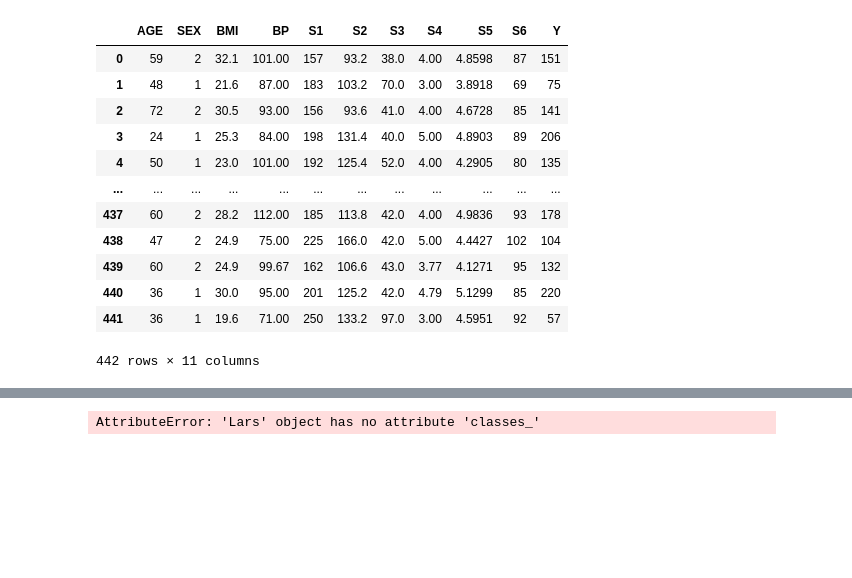
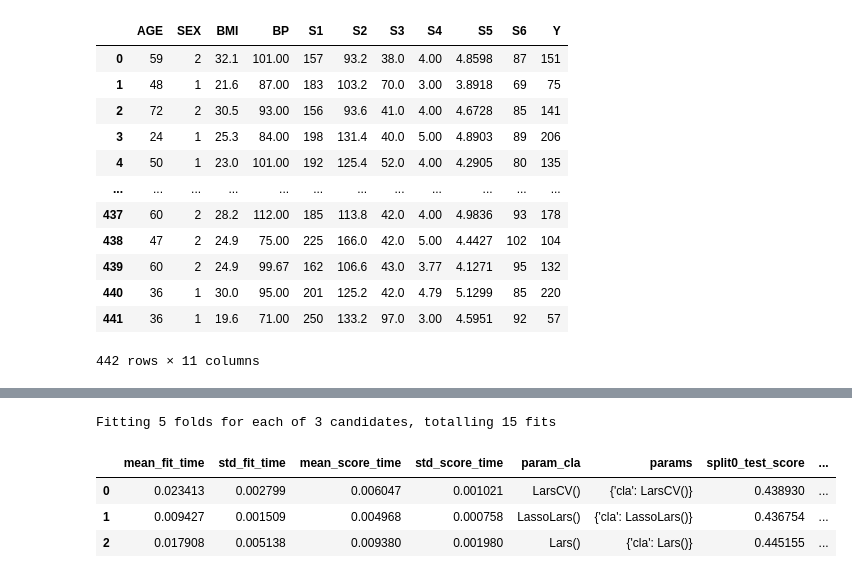
Before and after one commit to PIWEEK/ethicai, a Jupyter notebook: diabetes/Try2.ipynb, the cells around one changed output, grey strips where cells are left out. Drawn from its saved outputs; the diff is of its cells as text; code cells hidden in the pictures; blank space fills up the shorter version.

```diff
--- a/diabetes/Try2.ipynb
+++ b/diabetes/Try2.ipynb
@@ -102,14 +138,52 @@ process_xf.fit_transform(full_data)
 442 rows × 11 columns
 # %%
 classifier = Lars()
+
+
+#classifier = MLPClassifier(hidden_layer_sizes=(20,),
+#                           activation = 'logistic',
+#                           max_iter = 1500)
+
 train_xf = Pipeline(
     [
         ('process', process_xf),
+        ('dissoc_y', dissoc_y_xf),
         ('cla', classifier)
     ]
 ).set_output(transform='pandas')
 
-None
+params = [
+    {
+        'cla': (Lars(),),
+    },
+    {
+        'cla': (LarsCV(),),
+    },
+    {
+        'cla': (LassoLars(),),
+    },
+]
+
+gs = GridSearchCV(
+    estimator=train_xf,
+    param_grid=params,
+    #scoring='roc_auc',
+    error_score='raise',
+    cv=5,
+    verbose=1,  # Set to 10 to print traces and know the % progress (very verbose)
+    n_jobs=1   # -1 uses all CPU cores; you can give a number > 0 to use that number of cores
+)
 # %%
-train_xf.fit(full_data, full_data.Y)
-None
+#train_xf.fit(full_data, full_data.Y)
+gs.fit(bias_data, bias_data.Y)
+classifier = gs.best_estimator_
+
+result = pd.DataFrame(gs.cv_results_).sort_values(by='rank_test_score').reset_index(drop=True)
+
+result
+# %% [output]
+Fitting 5 folds for each of 3 candidates, totalling 15 fits
+|  | mean_fit_time | std_fit_time | mean_score_time | std_score_time | param_cla | params | split0_test_score | ... |
+| 0 | 0.023413 | 0.002799 | 0.006047 | 0.001021 | LarsCV() | {'cla': LarsCV()} | 0.438930 | ... |
+| 1 | 0.009427 | 0.001509 | 0.004968 | 0.000758 | LassoLars() | {'cla': LassoLars()} | 0.436754 | ... |
+| 2 | 0.017908 | 0.005138 | 0.009380 | 0.001980 | Lars() | {'cla': Lars()} | 0.445155 | ... |
@@ -119,11 +193,12 @@ dropped_data = process_xf.fit_transform(full_data)
 # %%
-credo_model = ClassificationModel(name="diabetes-classifier",
-                                  model_like=classifier)
+transformed_data = scale_xf.fit_transform(bias_data)
+#dropped_data = dissoc_y_xf.fit_transform(bias_data)
+
+credo_model = RegressionModel(name="diabetes-classifier",
+                              model_like=classifier)
 credo_data = TabularData(
     name="diabetes-test1",
-    X=dropped_data,
+    X=transformed_data,
     y=transformed_data.Y,
-    sensitive_features=dropped_data.SEX
+    sensitive_features=full_data.SEX
 )
-# %% [output]
-AttributeError: 'Lars' object has no attribute 'classes_'
```
Also changed, not shown: parts of 9 cells of this notebook.
